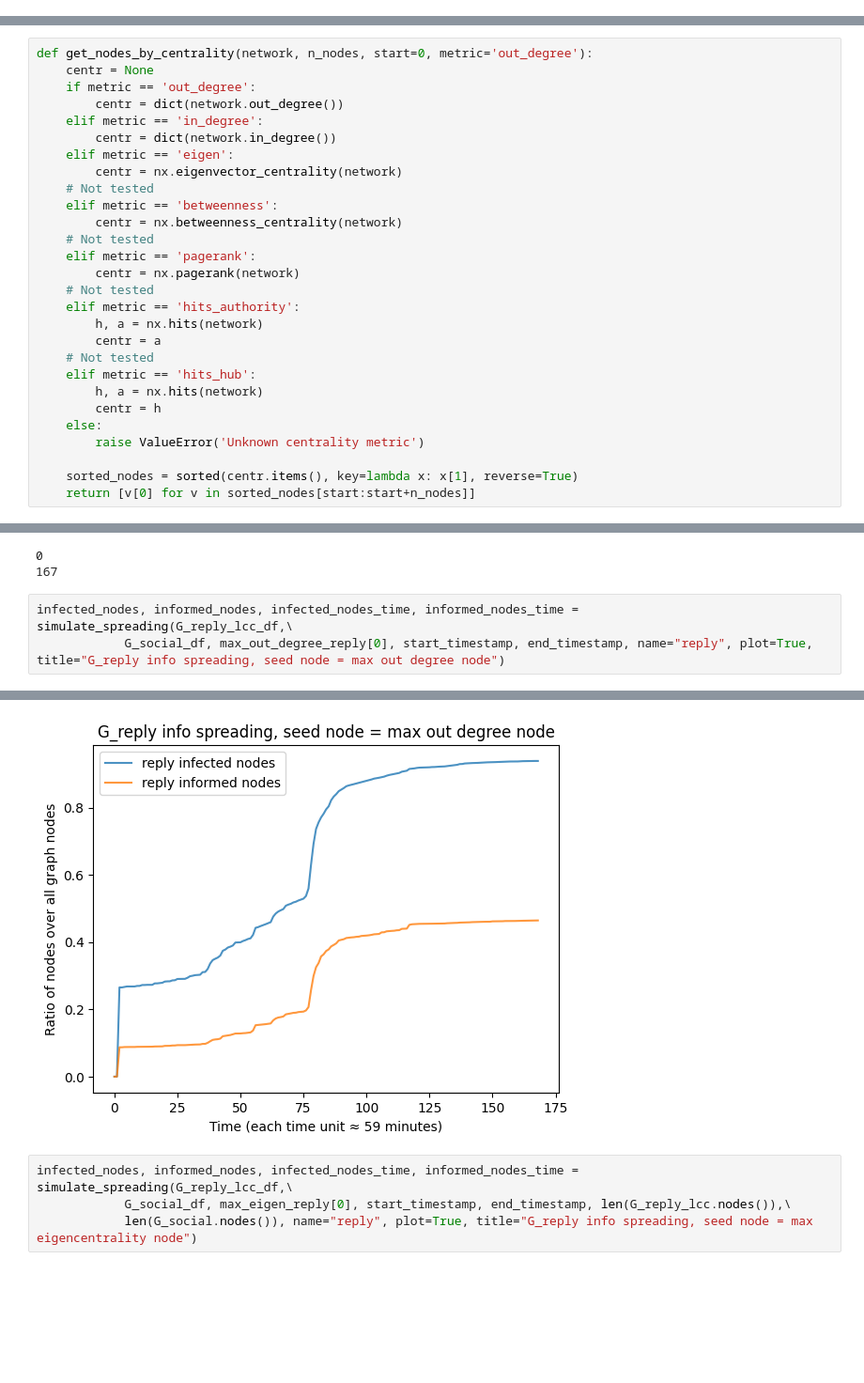
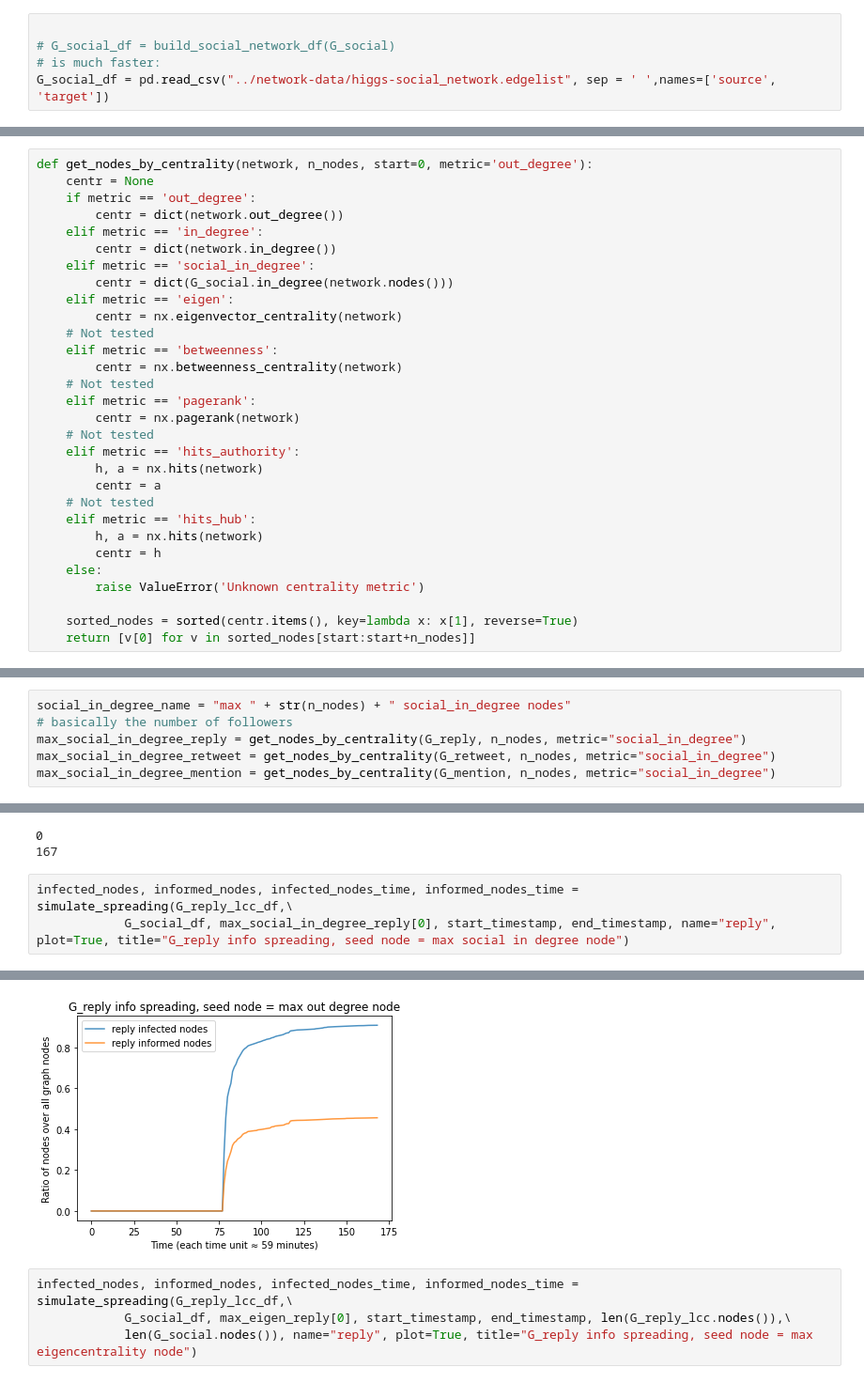
Before and after one commit to francescoopiccoli/higgs-twitter-network-science, a Jupyter notebook: src/process_final.ipynb, the cells around one changed output, grey strips where cells are left out. Shown at 94% size. Drawn from its saved outputs; the diff is of its cells as text; blank space fills up the shorter version.

Commit message:
add baseline + followers

```diff
--- a/src/process_final.ipynb
+++ b/src/process_final.ipynb
@@ -177,3 +175,8 @@ G_social_df = build_social_network_df(G_social)
+# %%
+
+# G_social_df = build_social_network_df(G_social)
+# is much faster:
+G_social_df = pd.read_csv("../network-data/higgs-social_network.edgelist", sep = ' ',names=['source', 'target'])
 # %%
 print(G_retweet_lcc)
 print(G_mention_lcc)
@@ -191,6 +194,8 @@ def get_nodes_by_centrality(network, n_nodes, start=0, metric='out_degree'):
         centr = dict(network.out_degree())
     elif metric == 'in_degree':
         centr = dict(network.in_degree())
+    elif metric == 'social_in_degree':
+        centr = dict(G_social.in_degree(network.nodes()))
     elif metric == 'eigen':
         centr = nx.eigenvector_centrality(network)
     # Not tested
@@ -266,3 +271,9 @@ util.print_and_log(mention_graph_name, betweenness_name, max_betweenness_mention
 (retweet) max 10 in_degree nodes: [38535, 181190, 81405, 64911, 54301, 27705, 53508, 232850, 492, 62391]
 (mention) max 10 in_degree nodes: [89805, 26158, 1276, 9021, 6241, 492, 149922, 4665, 67382, 12751]
 'betweenness_name = "max " + str(n_nodes) + " betweenness nodes"\n\nmax_betweenness_reply = get_nodes_by_centrality(G_reply, n_nodes, metric="betweenness")\nmax_betweenness_retweet = get_nodes_by_cent ...
+# %%
+social_in_degree_name = "max " + str(n_nodes) + " social_in_degree nodes"
+# basically the number of followers
+max_social_in_degree_reply = get_nodes_by_centrality(G_reply, n_nodes, metric="social_in_degree")
+max_social_in_degree_retweet = get_nodes_by_centrality(G_retweet, n_nodes, metric="social_in_degree")
+max_social_in_degree_mention = get_nodes_by_centrality(G_mention, n_nodes, metric="social_in_degree")
@@ -275,10 +288,10 @@ print(end_timestamp)
 167
 # %%
 infected_nodes, informed_nodes, infected_nodes_time, informed_nodes_time = simulate_spreading(G_reply_lcc_df,\
-            G_social_df, max_out_degree_reply[0], start_timestamp, end_timestamp, name="reply", plot=True, title="G_reply info spreading, seed node = max out degree node")
+            G_social_df, max_social_in_degree_reply[0], start_timestamp, end_timestamp, name="reply", plot=True, title="G_reply info spreading, seed node = max social in degree node")
 # %% [output]
 Graph: reply Timestamp: 167/167 ---
-[figure, old version]
+[figure, new version]
 # %%
 infected_nodes, informed_nodes, infected_nodes_time, informed_nodes_time = simulate_spreading(G_reply_lcc_df,\
             G_social_df, max_eigen_reply[0], start_timestamp, end_timestamp, len(G_reply_lcc.nodes()),\
```
Also changed, not shown: parts of 12 cells of this notebook.
